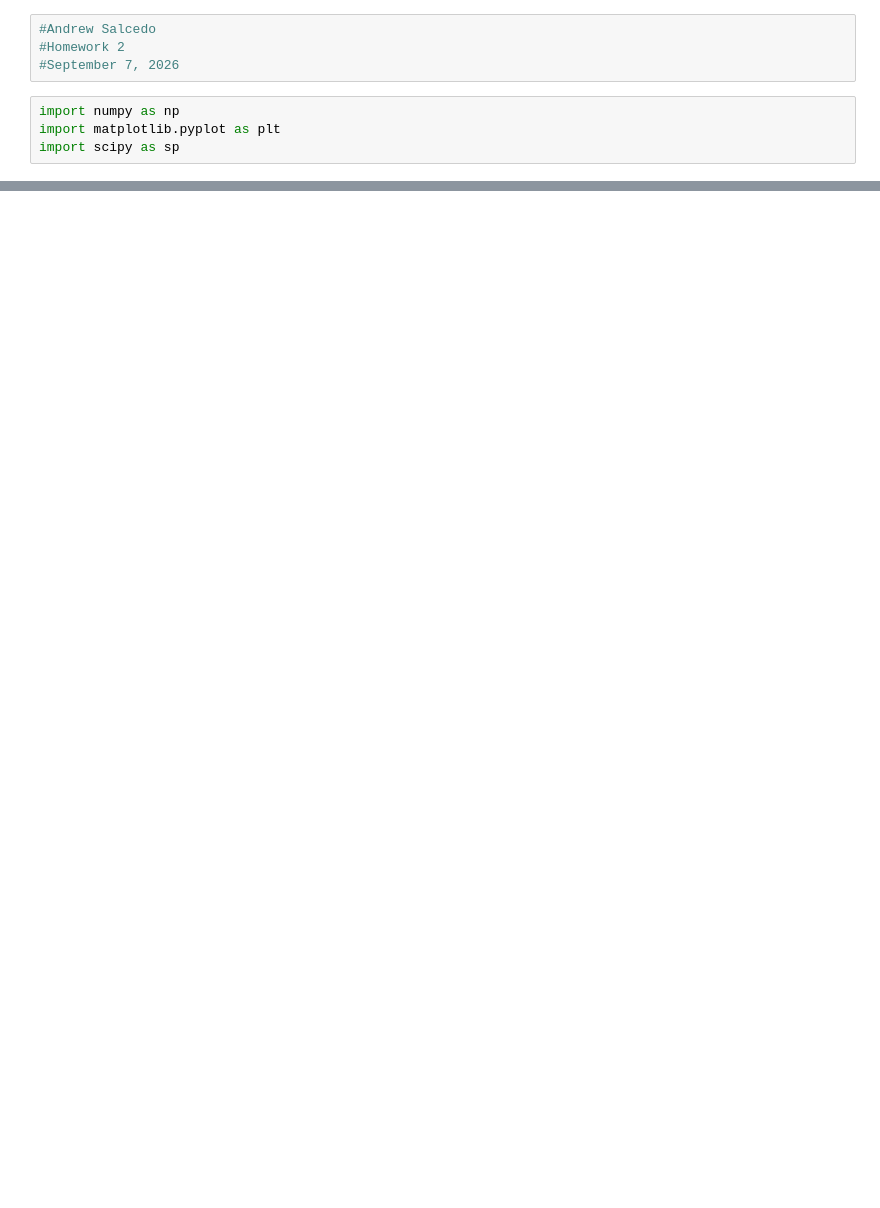
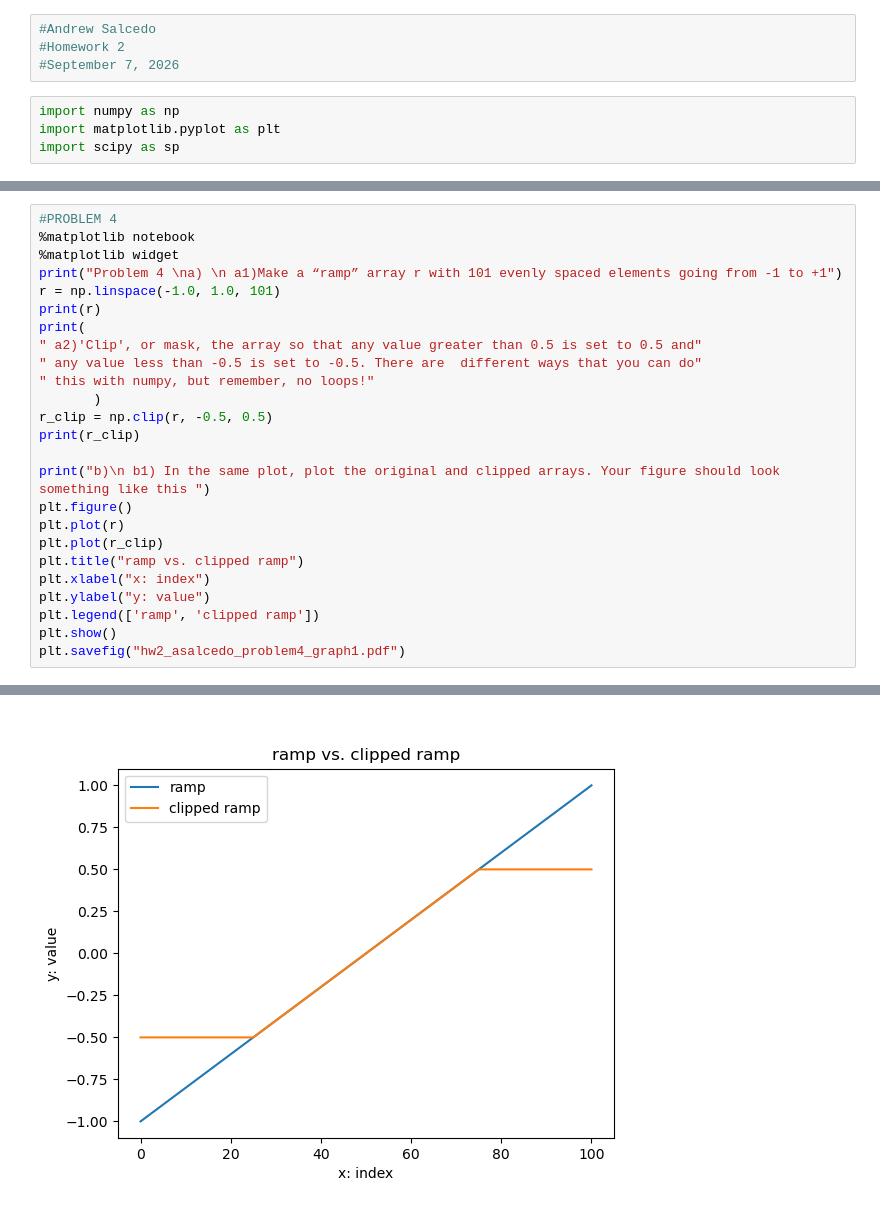
Before and after one commit to AndrewSalcedo13/ast4762, a Jupyter notebook: hw_asalcedo/hw2_asalcedo/hw2_asalcedo.ipynb, the cells around one changed output, grey strips where cells are left out. Drawn from its saved outputs; the diff is of its cells as text; blank space fills up the shorter version.

```diff
--- a/hw_asalcedo/hw2_asalcedo/hw2_asalcedo.ipynb
+++ b/hw_asalcedo/hw2_asalcedo/hw2_asalcedo.ipynb
@@ -58,0 +72,26 @@ a) Plot y vs. x from problem 2c. Make the plot publication-ready using reasonabl
+# %%
+#PROBLEM 4
+%matplotlib notebook
+%matplotlib widget
+print("Problem 4 \na) \n a1)Make a “ramp” array r with 101 evenly spaced elements going from -1 to +1")
+r = np.linspace(-1.0, 1.0, 101)
+print(r)
+print(
+" a2)'Clip', or mask, the array so that any value greater than 0.5 is set to 0.5 and"
+" any value less than -0.5 is set to -0.5. There are  different ways that you can do"
+" this with numpy, but remember, no loops!"
+       )
+r_clip = np.clip(r, -0.5, 0.5)
+print(r_clip)
+
+print("b)\n b1) In the same plot, plot the original and clipped arrays. Your figure should look something like this ")
+plt.figure()
+plt.plot(r)
+plt.plot(r_clip)
+plt.title("ramp vs. clipped ramp")
+plt.xlabel("x: index")
+plt.ylabel("y: value")
+plt.legend(['ramp', 'clipped ramp'])
+plt.show()
+plt.savefig("hw2_asalcedo_problem4_graph1.pdf")
+# %% [output]
@@ -58,0 +115 @@ a) Plot y vs. x from problem 2c. Make the plot publication-ready using reasonabl
+[figure, added]
```
Also changed, not shown: parts of 4 cells of this notebook, 6 other files.
